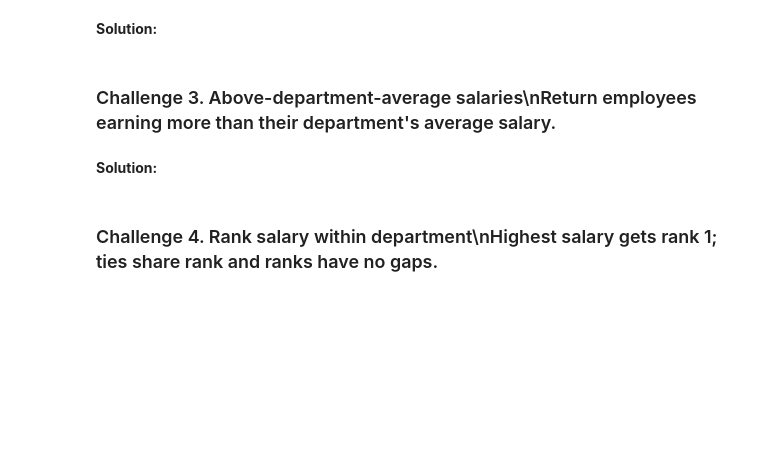
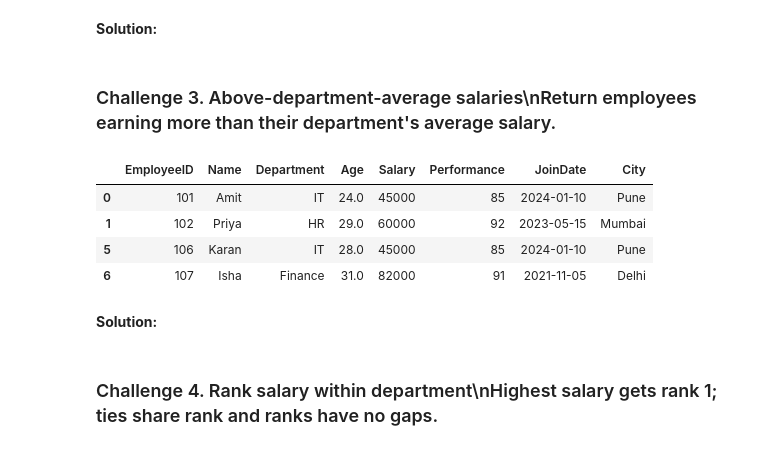
Before and after one commit to gtejas-45/Started-Python, a Jupyter notebook: LibraryALL/Pandas_Complete_Revision_Interview_Practice.ipynb, the cells around one changed output. Saved outputs shown, nothing was run; the diff lists cells and outputs as text; code cells hidden in the pictures; blank space fills up the shorter version.

```diff
--- a/LibraryALL/Pandas_Complete_Revision_Interview_Practice.ipynb
+++ b/LibraryALL/Pandas_Complete_Revision_Interview_Practice.ipynb
@@ -191,4 +343,6 @@ pd.merge(customers, orders, on="CustomerID", how="left")
 # %% [markdown]
 ### Moderate 7. Date extraction\nConvert Date to datetime and extract its year.
 # %%
-# TODO: Write your solution
+employees["JoinDate"] = pd.to_datetime(employees["JoinDate"])
+employees['year'] = employees["JoinDate"].dt.year
+print(employees["JoinDate"].dt.year)
@@ -261,7 +434,13 @@ second_highest
 # %% [markdown]
 ### Challenge 3. Above-department-average salaries\nReturn employees earning more than their department's average salary.
 # %%
-# TODO: Write your solution
+employees[employees["Salary"] > (employees.groupby("Department")["Salary"].transform("mean"))]
+# %% [output]
+|  | EmployeeID | Name | Department | Age | Salary | Performance | JoinDate | City |
+| 0 | 101 | Amit | IT | 24.0 | 45000 | 85 | 2024-01-10 | Pune |
+| 1 | 102 | Priya | HR | 29.0 | 60000 | 92 | 2023-05-15 | Mumbai |
+| 5 | 106 | Karan | IT | 28.0 | 45000 | 85 | 2024-01-10 | Pune |
+| 6 | 107 | Isha | Finance | 31.0 | 82000 | 91 | 2021-11-05 | Delhi |
 # %% [markdown]
 **Solution:**
 # %%
```
Also changed, not shown: parts of 22 cells of this notebook.
